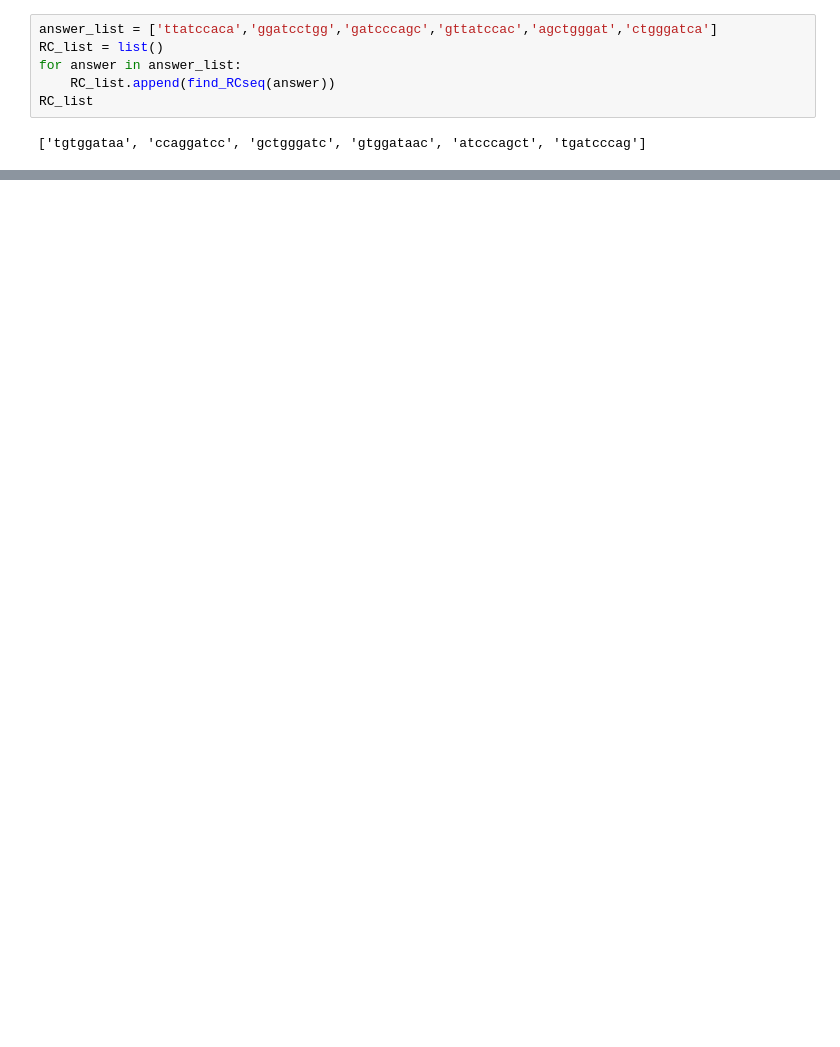
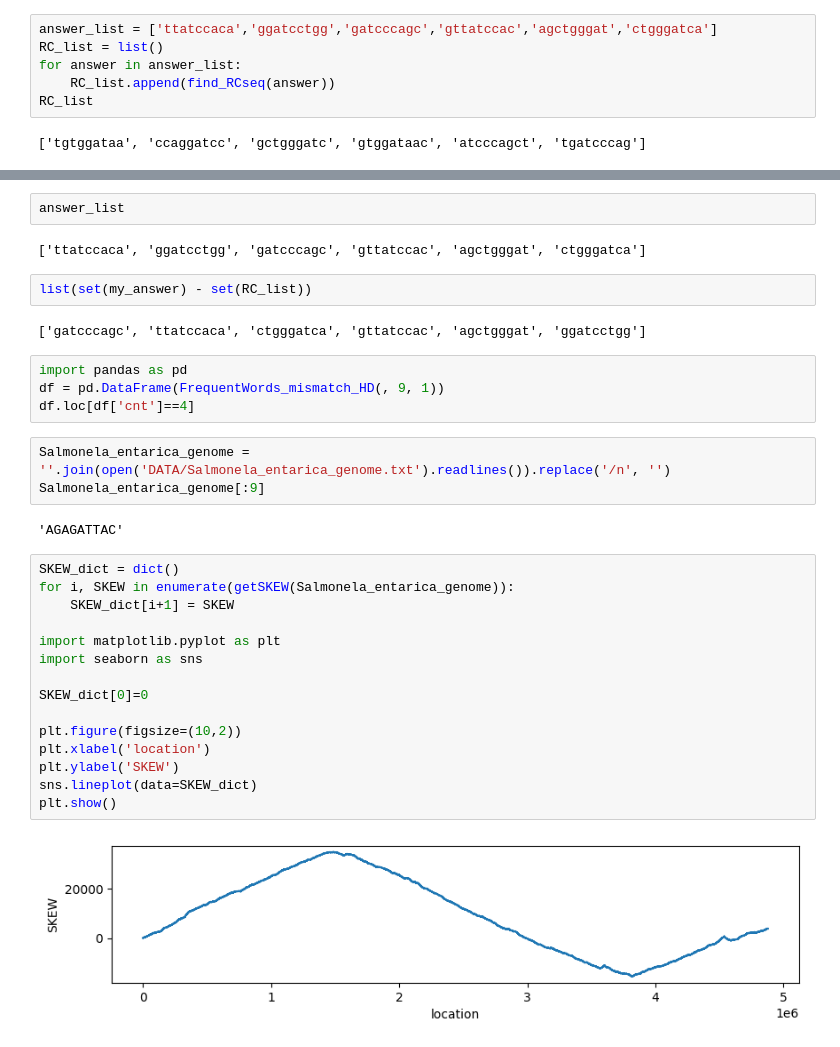
Before and after one commit to ppsygit/BI_algorithm, a Jupyter notebook: algorithm_1.ipynb, the cells around one changed output, grey strips where cells are left out. Saved outputs shown, nothing was run; the diff lists cells and outputs as text; blank space fills up the shorter version.

```diff
--- a/algorithm_1.ipynb
+++ b/algorithm_1.ipynb
@@ -471,0 +498,34 @@ RC_list
+# %%
+answer_list
+# %% [output]
+['ttatccaca', 'ggatcctgg', 'gatcccagc', 'gttatccac', 'agctgggat', 'ctgggatca']
+# %%
+list(set(my_answer) - set(RC_list))
+# %% [output]
+['gatcccagc', 'ttatccaca', 'ctgggatca', 'gttatccac', 'agctgggat', 'ggatcctgg']
+# %%
+import pandas as pd
+df = pd.DataFrame(FrequentWords_mismatch_HD(, 9, 1))
+df.loc[df['cnt']==4]
+# %%
+Salmonela_entarica_genome = ''.join(open('DATA/Salmonela_entarica_genome.txt').readlines()).replace('/n', '')
+Salmonela_entarica_genome[:9]
+# %% [output]
+'AGAGATTAC'
+# %%
+SKEW_dict = dict()
+for i, SKEW in enumerate(getSKEW(Salmonela_entarica_genome)):
+    SKEW_dict[i+1] = SKEW
+
+import matplotlib.pyplot as plt
+import seaborn as sns
+
+SKEW_dict[0]=0
+
+plt.figure(figsize=(10,2))
+plt.xlabel('location')
+plt.ylabel('SKEW')
+sns.lineplot(data=SKEW_dict)
+plt.show()
+# %% [output]
+[figure, added]
```
Also changed, not shown: parts of 6 cells of this notebook, 3 other files.
